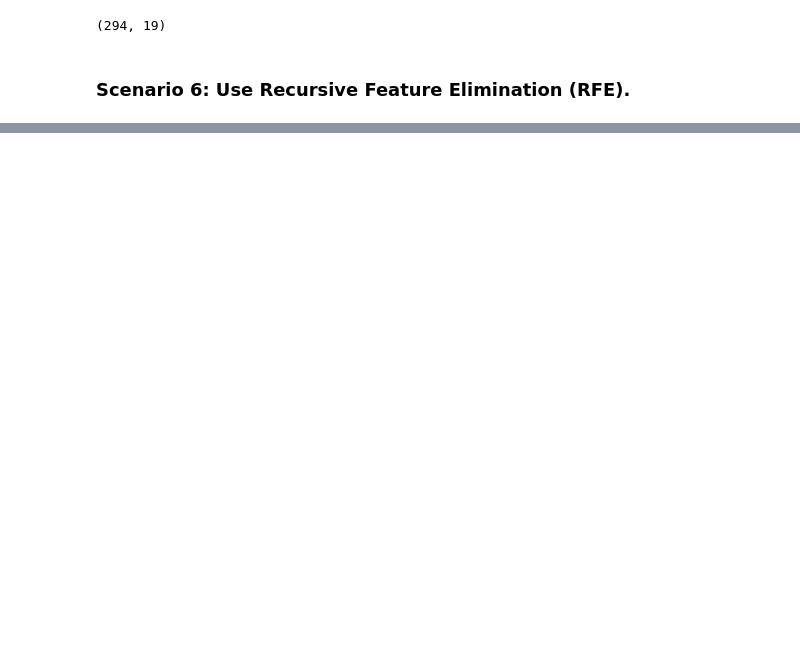
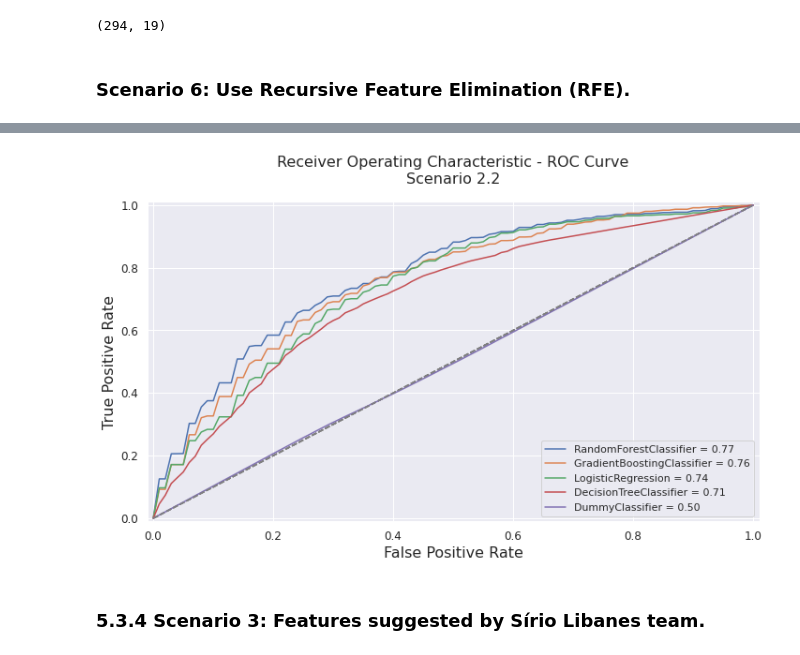
Before and after one commit to gabrielatrindade/alura-bootcamp, a Jupyter notebook: module6/project/Sirio-Libanes_kaggle_Final_Project.ipynb, the cells around one changed output, grey strips where cells are left out. Saved outputs shown, nothing was run; the diff lists cells and outputs as text; code cells hidden in the pictures; blank space fills up the shorter version.

```diff
--- a/module6/project/Sirio-Libanes_kaggle_Final_Project.ipynb
+++ b/module6/project/Sirio-Libanes_kaggle_Final_Project.ipynb
@@ -1423,0 +1654,9 @@ run_all_models(model_and_grid, patients_features_scenario_1, n_splits, n_repeats
+# %%
+scenario_2_2_results = \
+    run_all_models(model_and_grid, patients_features_scenario_2_2,
+                   n_splits, n_repeats, n_iter)
+
+scenario_2_2_metrics_results, scenario_2_2_best_hyperparameters = \
+    split_results_dataframe_metrics_hyperparms(scenario_2_2_results)
+
+#scenario_2_2_results
@@ -1423,0 +1672,10 @@ run_all_models(model_and_grid, patients_features_scenario_1, n_splits, n_repeats
+# %%
+scenario_2_2_best_models = return_best_models(scenario_2_2_best_hyperparameters)
+
+plot_all_roc_curves(data=patients_features_scenario_2_2,
+                    models=scenario_2_2_best_models,
+                    subtitle='Scenario 2.2')
+# %% [output]
+[figure, added]
+# %% [markdown]
+### 5.3.4 Scenario 3: Features suggested by Sírio Libanes team.
```
Also changed, not shown: parts of 40 cells of this notebook.
